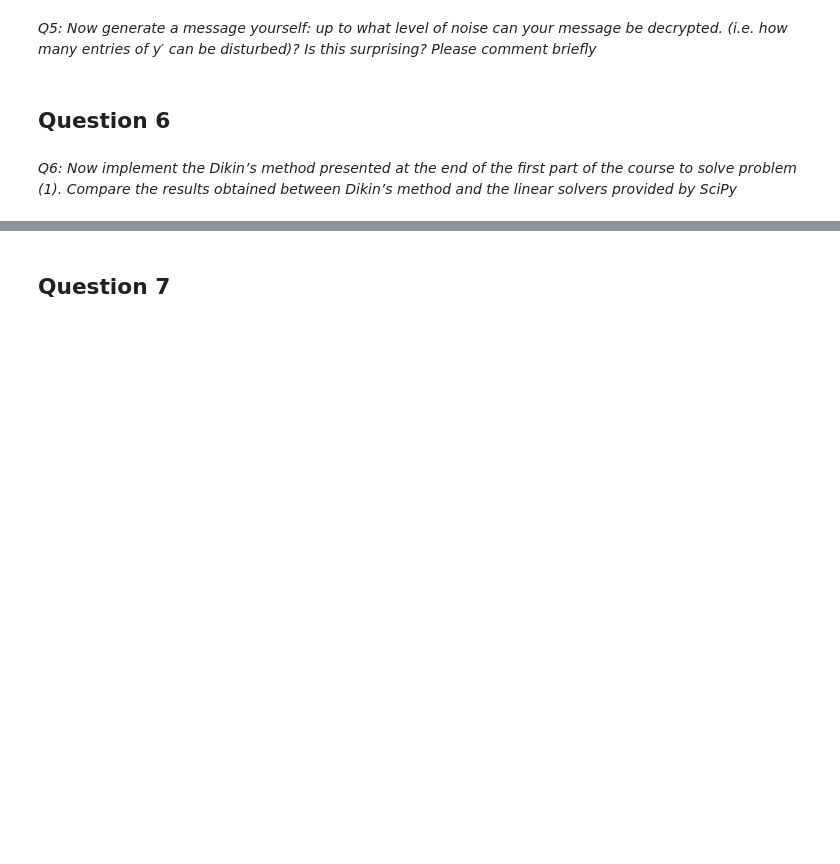
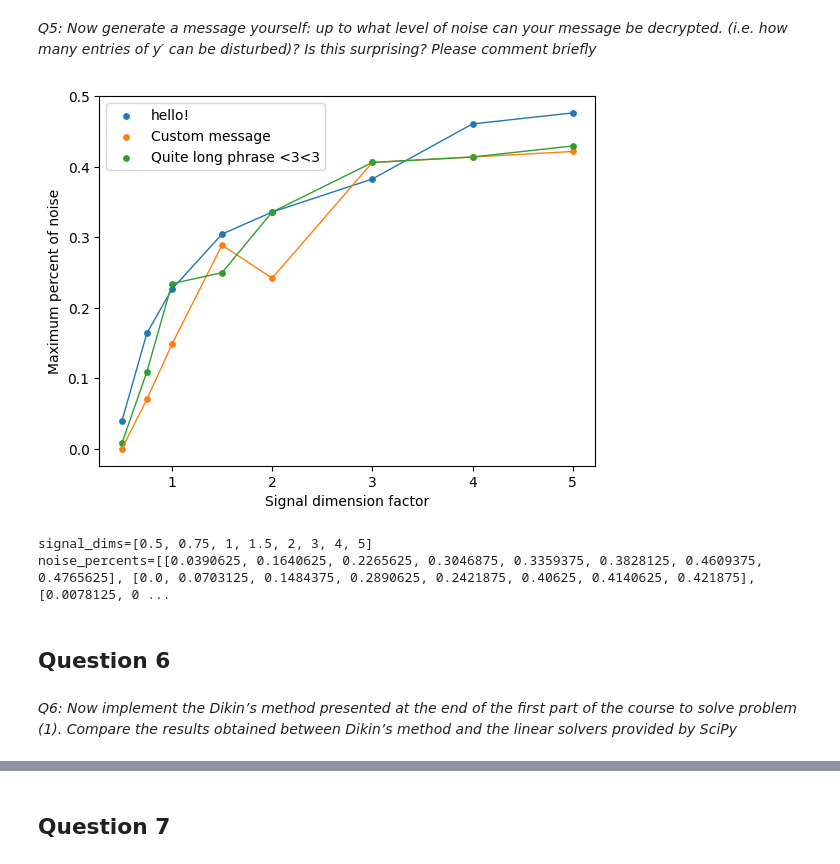
Before and after one commit to dsomni/optimization-f24, a Jupyter notebook: solution.ipynb, the cells around one changed output, grey strips where cells are left out. Saved outputs shown, nothing was run; the diff lists cells and outputs as text; code cells hidden in the pictures; blank space fills up the shorter version.

```diff
--- a/solution.ipynb
+++ b/solution.ipynb
@@ -391,9 +379,9 @@ def extract_decoded_message(
     dimension: int,
     extract_fn: Callable[[np.ndarray, np.ndarray], tuple[np.ndarray, np.ndarray]],
 ) -> tuple[str, np.ndarray, np.ndarray]:
-    solution, encoded_message  = extract_fn(encoding_matrix, noisy_signal)
-    message_decoded_naive, _binary_matrix = decoding_bin(encoded_message, dimension)
-    return message_decoded_naive, encoded_message, solution
+    solution, encoded_message = extract_fn(encoding_matrix, noisy_signal)
+    message_decoded, _binary_matrix = decoding_bin(encoded_message, dimension)
+    return message_decoded, encoded_message, solution
 # %%
 encoding_matrix, received_signal, dimension = load_data()
 # %% [markdown]
@@ -502,17 +572,23 @@ def find_noise_level_binary(message_custom: str,
 
     return low_bound
 # %%
-def plot_signal_dim_factors(messages: list[str], factors: np.ndarray | list[float],
-                             extract_fn: Callable[[np.ndarray, np.ndarray], tuple[np.ndarray, np.ndarray]]=extract_message_geometric,
-                            seed:Optional[int]=None, verbose:bool=False) -> list[float]:
-
+def plot_signal_dim_factors(
+    messages: list[str],
+    factors: np.ndarray | list[float],
+    extract_fn: Callable[
+        [np.ndarray, np.ndarray], tuple[np.ndarray, np.ndarray]
+    ] = extract_message_geometric,
+    seed: Optional[int] = None,
+    verbose: bool = False,
+) -> list[float]:
     max_noise_percents = []
     for message in messages:
-        max_noise_percent = [find_noise_level_binary(message,
-                                                     extract_fn,
-                                                    signal_dim_factor=factor,
-                                                    verbose=verbose, seed=seed)
-                                                    for factor in factors]
+        max_noise_percent = [
+            find_noise_level_binary(
+                message, extract_fn, signal_dim_factor=factor, verbose=verbose, seed=seed
+            )
+            for factor in factors
+        ]
         plt.scatter(factors, max_noise_percent, label=message, s=15)
         plt.plot(factors, max_noise_percent, linewidth=1)
 
@@ -524,8 +600,13 @@ def plot_signal_dim_factors(messages: list[str], factors: np.ndarray | list[floa
 
     return max_noise_percents
 # %%
-# signal_dims = [0.5, 0.75, 1, 1.5, *range(2, 6)]
-# noise_percents = plot_signal_dim_factors(["hello!", "Custom message", "Quite long phrase <3<3"],
-#                         signal_dims, seed=420)
-# print(f"{signal_dims=}")
-# print(f"{noise_percents=}")
+custom_messages = ["hello!", "Custom message", "Quite long phrase <3<3"]
+
+signal_dims = [0.5, 0.75, 1, 1.5, *range(2, 6)]
+noise_percents = plot_signal_dim_factors(custom_messages, signal_dims, seed=420)
+print(f"{signal_dims=}")
+print(f"{noise_percents=}")
+# %% [output]
+[figure, added]
+signal_dims=[0.5, 0.75, 1, 1.5, 2, 3, 4, 5]
+noise_percents=[[0.0390625, 0.1640625, 0.2265625, 0.3046875, 0.3359375, 0.3828125, 0.4609375, 0.4765625], [0.0, 0.0703125, 0.1484375, 0.2890625, 0.2421875, 0.40625, 0.4140625, 0.421875], [0.0078125, 0 ...
@@ -536,6 +613,6 @@ def plot_signal_dim_factors(messages: list[str], factors: np.ndarray | list[floa
 # %% [markdown]
 ## Question 6
 # %% [markdown]
-*Q6: Now implement the Dikin’s method presented at the end of the first part of the course to
+_Q6: Now implement the Dikin’s method presented at the end of the first part of the course to
 solve problem (1). Compare the results obtained between Dikin’s method and the linear
-solvers provided by SciPy*
+solvers provided by SciPy_
```
Also changed, not shown: parts of 26 cells of this notebook, 9 other files.
